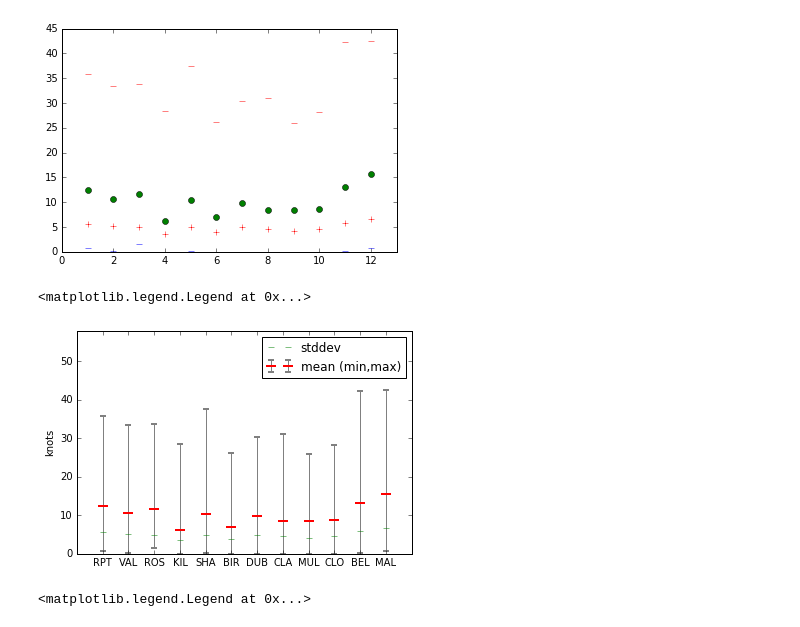
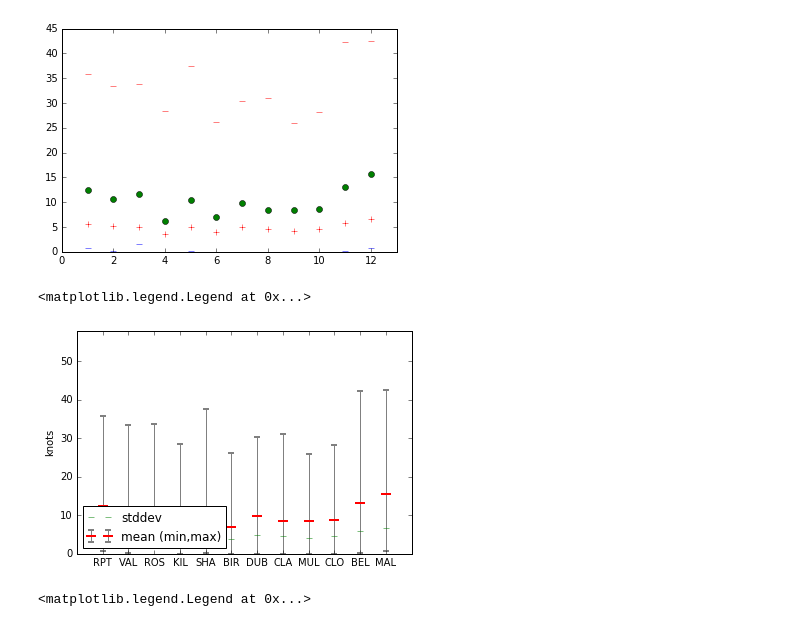
Before and after one commit to hmedrano/curso-python-cientifico, a Jupyter notebook: nb03-timeseries-numpy.ipynb, the cells around one changed output. Saved outputs shown, nothing was run; the diff lists cells and outputs as text; code cells hidden in the pictures.

```diff
--- a/nb03-timeseries-numpy.ipynb
+++ b/nb03-timeseries-numpy.ipynb
@@ -144,18 +155,19 @@ plt.xlim([0,13])
 # %%
 x = np.arange(1,13)
 
 plt.xticks(x,locations)
+
 plt.errorbar(x , wdmean, yerr=[ wdmean-wdmin, wdmax-wdmean ] ,
              fmt='_r' , ecolor='gray' , markeredgewidth=2 , markersize=10 , label='mean (min,max)' )
 
 plt.plot(x,wdstd,'_g', label='stddev')
 
 plt.ylim([0,58])
 plt.xlim([0,13])
 
 plt.ylabel('knots')
-plt.legend(loc='upper right')
+plt.legend(loc='lower left')
 # %% [output]
 <matplotlib.legend.Legend at 0x...>
-[figure, old version]
+[figure, new version]
 # %%
```
Also changed, not shown: parts of 11 cells of this notebook, 10 other files.
